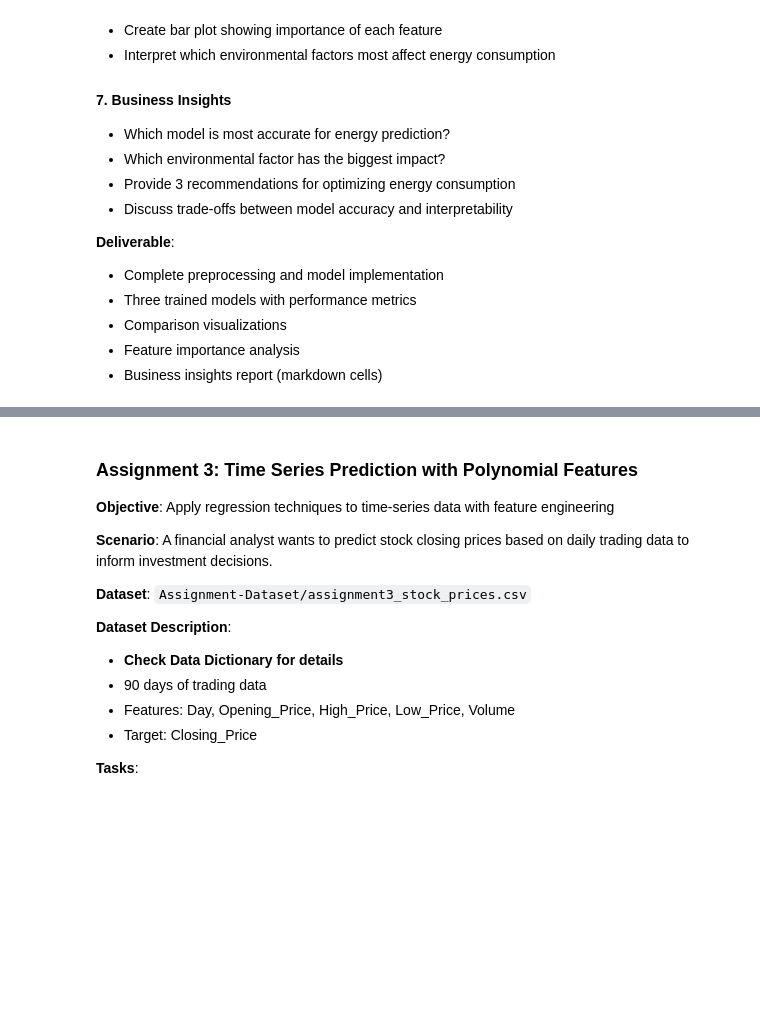
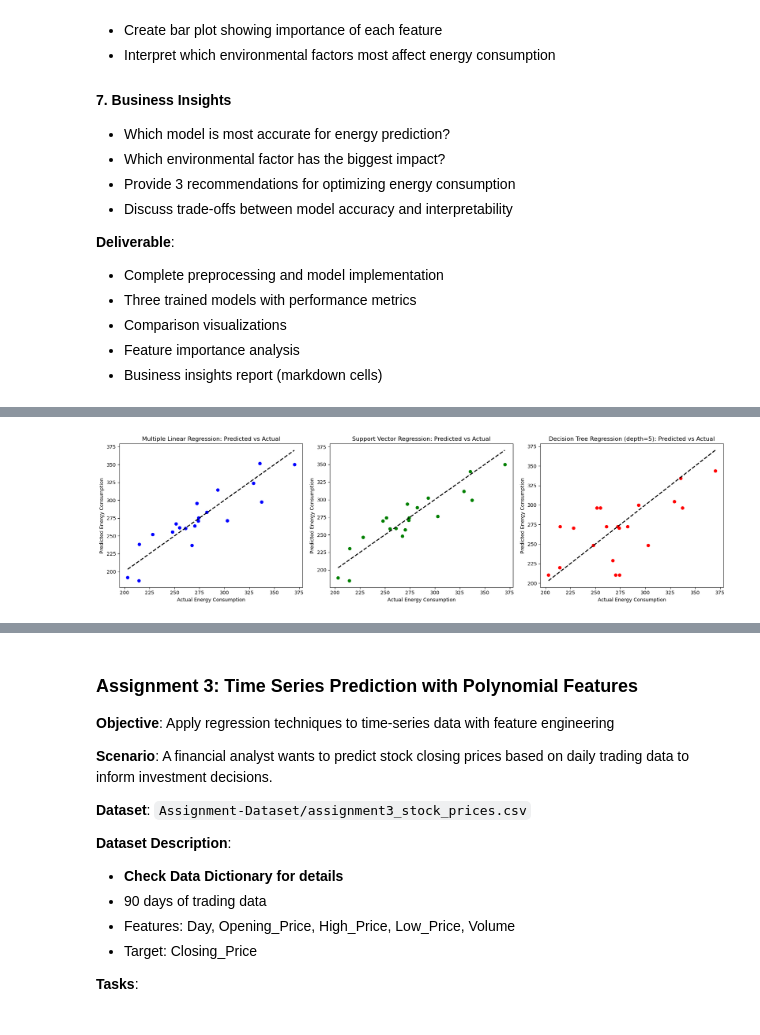
Before and after one commit to Blessing-Ekeh/dataraflow-week15-supervised-learning, a Jupyter notebook: Take Home (1).ipynb, the cells around one changed output, grey strips where cells are left out. Saved outputs shown, nothing was run; the diff lists cells and outputs as text; code cells hidden in the pictures; blank space fills up the shorter version.

```diff
--- a/Take Home (1).ipynb
+++ b/Take Home (1).ipynb
@@ -948,0 +1022,17 @@ Unlike polynomial regression and decision trees, it does not force the curve thr
+# %%
+#---Model 1: Multiple Linear Regression---
+lin_reg = LinearRegression()
+lin_reg.fit(X_train, Y_train)
+Y_pred_lin = lin_reg.predict(X_test)
+
+# Calculate metrics
+from sklearn.metrics import r2_score, mean_absolute_error, mean_squared_error
+r2_lin = r2_score(Y_test, Y_pred_lin)
+mae_lin = mean_absolute_error(Y_test, Y_pred_lin)
+mse_lin = mean_squared_error(Y_test, Y_pred_lin)
+rmse_lin = np.sqrt(mse_lin)
+print(f'Multiple Linear Regression')
+print(f'R²: {r2_lin}')
+print(f'MAE: {mae_lin}')
+print(f'MSE: {mse_lin}') # added it
+print(f'RMSE: {rmse_lin}')
@@ -948,0 +1190,31 @@ Unlike polynomial regression and decision trees, it does not force the curve thr
+# %%
+# Visualizations (Predict vs Actual for each model)
+plt.figure(figsize=(18, 5))
+
+# Linear Regression
+plt.subplot(1, 3, 1)
+plt.scatter(Y_test, Y_pred_lin, color='blue')
+plt.plot([Y_test.min(), Y_test.max()], [Y_test.min(), Y_test.max()], 'k--', lw=2)
+plt.title('Multiple Linear Regression: Predicted vs Actual')
+plt.xlabel('Actual Energy Consumption')
+plt.ylabel('Predicted Energy Consumption')
+
+# Support Vector Regression
+plt.subplot(1, 3, 2)
+plt.scatter(Y_test, Y_pred_svr, color='green')
+plt.plot([Y_test.min(), Y_test.max()], [Y_test.min(), Y_test.max()], 'k--', lw=2)
+plt.title('Support Vector Regression: Predicted vs Actual')
+plt.xlabel('Actual Energy Consumption')
+plt.ylabel('Predicted Energy Consumption')
+
+# Decision Tree Regression
+plt.subplot(1, 3, 3)
+plt.scatter(Y_test, Y_pred_tree_best, color='red')
+plt.plot([Y_test.min(), Y_test.max()], [Y_test.min(), Y_test.max()], 'k--', lw=2)
+plt.title(f'Decision Tree Regression (depth={best_depth}): Predicted vs Actual')
+plt.xlabel('Actual Energy Consumption')
+plt.ylabel('Predicted Energy Consumption')
+plt.tight_layout()
+plt.show()
+# %% [output]
+[figure, added]
```
Also changed, not shown: parts of 14 cells of this notebook.
